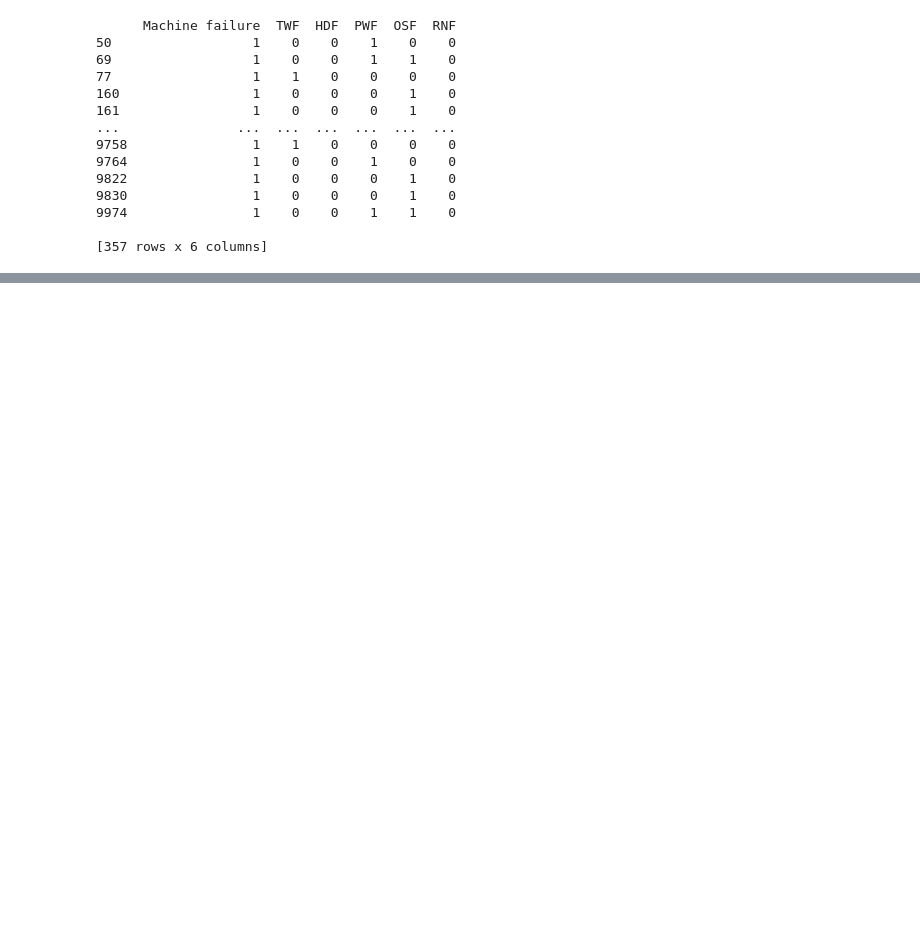
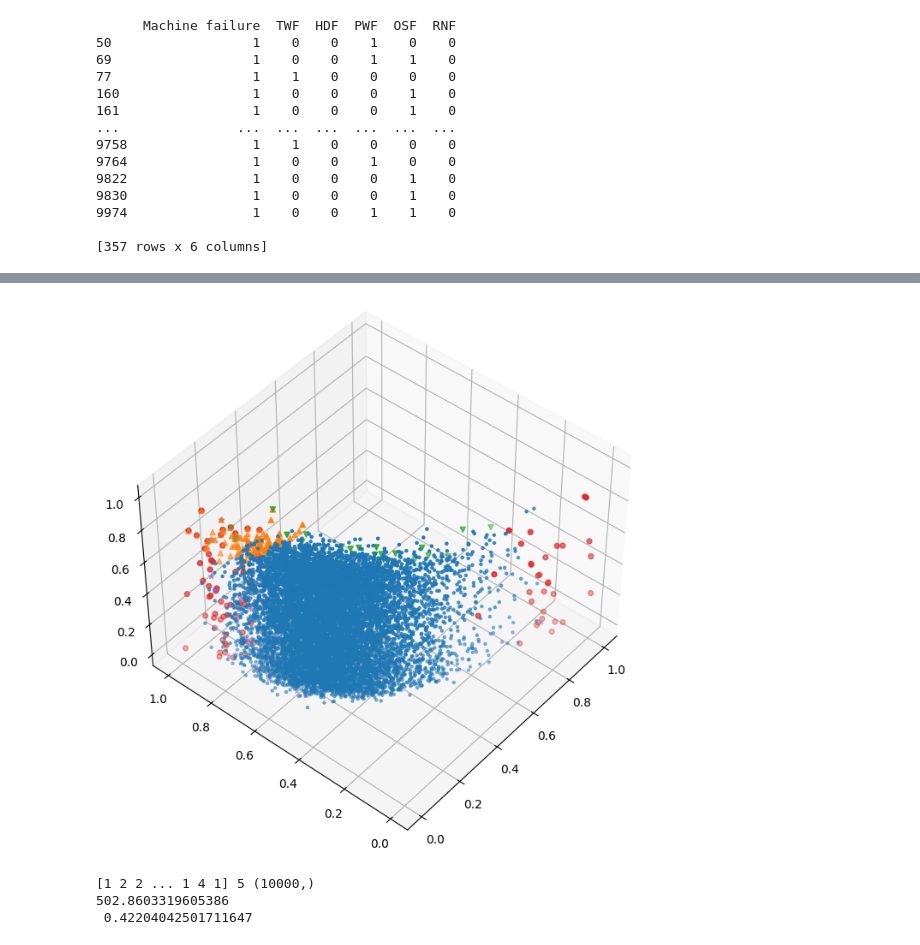
Before and after one commit to gpuslave/ml-notebooks, a Jupyter notebook: Clustering/clus.ipynb, the cells around one changed output, grey strips where cells are left out. Drawn from its saved outputs; the diff is of its cells as text; code cells hidden in the pictures; blank space fills up the shorter version.

Commit message:
clustering

```diff
--- a/Clustering/clus.ipynb
+++ b/Clustering/clus.ipynb
@@ -52,6 +55,7 @@ y = ai4i_2020_predictive_maintenance_dataset.data.targets
 categorical = X.select_dtypes(include=["object"]).columns
 ord_enc = OrdinalEncoder()
 X[categorical] = ord_enc.fit_transform(X[categorical])
+X = X.drop(["Air temperature", "Process temperature"], axis=1)
 print(X)
 print(X.shape)
 # %% [output]
@@ -89,3 +97,17 @@ print(y[(y!=0).any(axis=1)])
 9974                1    0    0    1    1    0
 
 [357 rows x 6 columns]
+# %%
+mm_scaler = MinMaxScaler()
+# mm_scaler = StandardScaler()
+X_train = mm_scaler.fit_transform(X)
+failure_X = X_train[y["Machine failure"] == 1]
+X_osf = X_train[y["OSF"] == 1]
+X_twf = X_train[y["TWF"] == 1]
+X_hdf = X_train[y["HDF"] == 1]
+X_pwf = X_train[y["PWF"] == 1]
+X_rnf = X_train[y["RNF"] == 1]
+
+X_no_f = X_train[y["Machine failure"] == 0]
+print(X_train)
+print(X_train.shape)
@@ -91,0 +123,30 @@ print(y[(y!=0).any(axis=1)])
+# %%
+fir, sec, third = 1, 2, 3
+
+fig = plt.figure(figsize=(8, 8))
+
+ax = fig.add_subplot(projection="3d")
+
+# fig, ax = plt.subplots(figsize=(10,10))
+
+ax.scatter(X_no_f[:, fir], X_no_f[:, sec], X_no_f[:, third], marker=".")
+# ax.scatter(failure_X[:, fir], failure_X[:, sec], marker="X")
+ax.scatter(X_osf[:, fir], X_osf[:, sec], X_osf[:, third], marker="^")
+ax.scatter(X_twf[:, fir], X_twf[:, sec], X_twf[:, third], marker="v")
+ax.scatter(X_pwf[:, fir], X_pwf[:, sec], X_pwf[:, third], marker="8")
+ax.scatter(X_hdf[:, fir], X_hdf[:, sec], X_hdf[:, third], marker="*")
+ax.scatter(X_rnf[:, fir], X_rnf[:, sec], X_rnf[:, third], marker="o")
+ax.view_init(45, -140)
+plt.show()
+# %% [output]
+[figure, added]
+# %%
+# kmeans = KMeans(n_clusters=y_targets+2)
+kmeans = KMeans(n_clusters=y_targets)
+y_pred = kmeans.fit_predict(X_train)
+print(y_pred, len(np.unique(y_pred)), y_pred.shape)
+print(kmeans.inertia_, "\n", silhouette_score(X_train, kmeans.labels_))
+# %% [output]
+[1 2 2 ... 1 4 1] 5 (10000,)
+502.8603319605386
+ 0.42204042501711647
```
Also changed, not shown: parts of 5 cells of this notebook.
